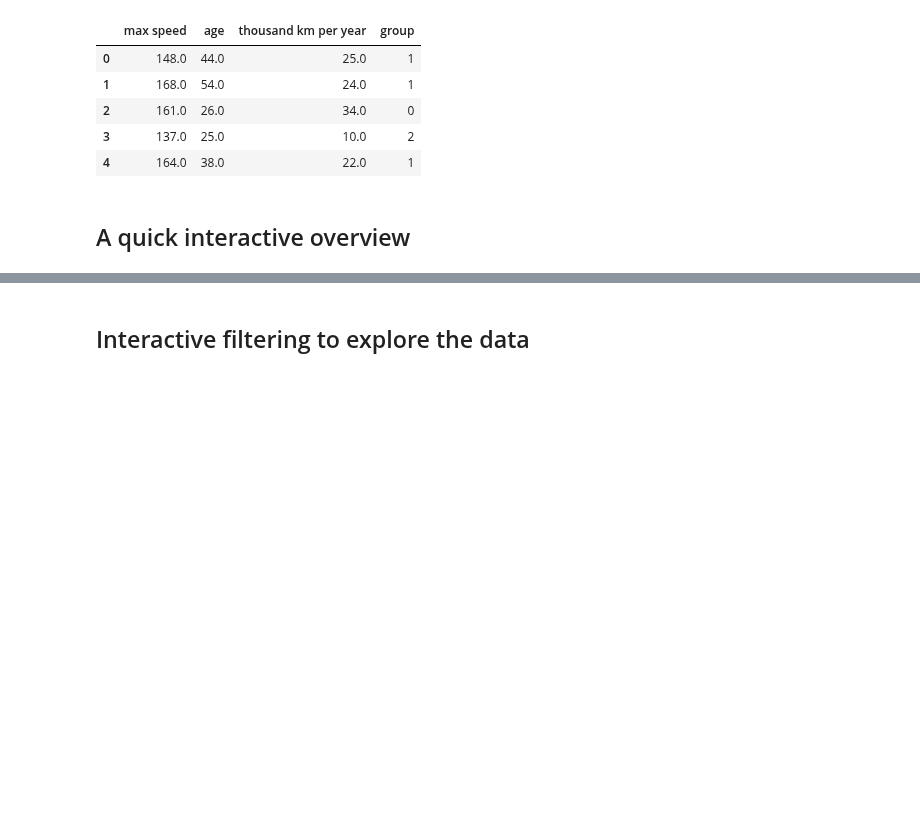
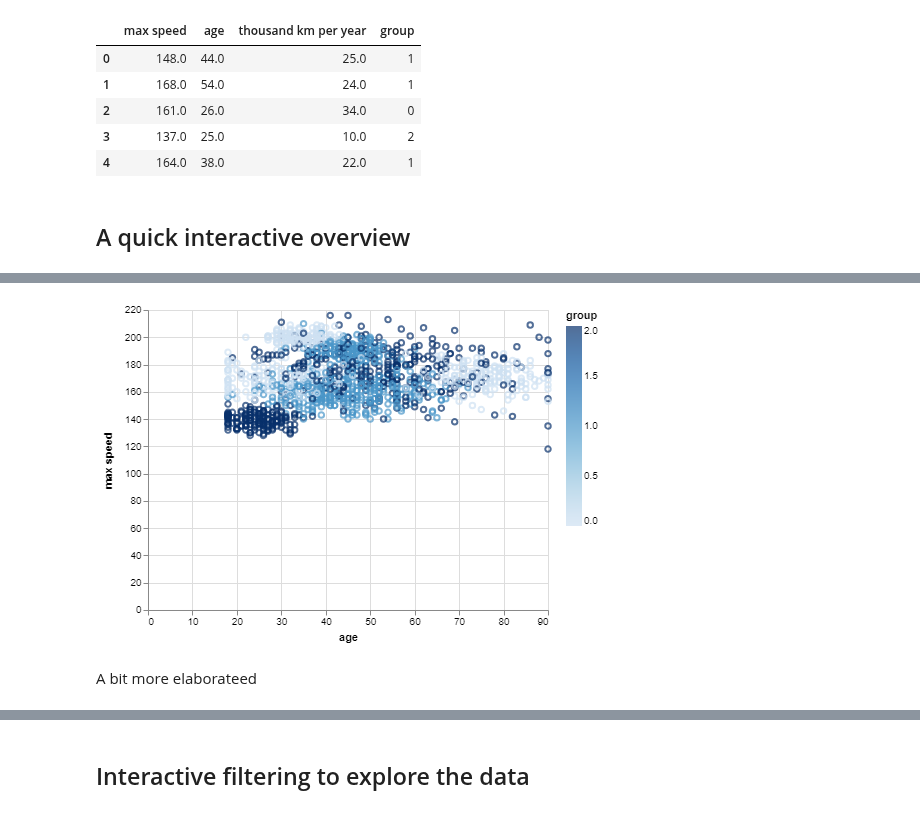
Before and after one commit to DJCordhose/ai, a Jupyter notebook: notebooks/altair-sandbox/car-insurance.ipynb, the cells around one changed output, grey strips where cells are left out. Drawn from its saved outputs; the diff is of its cells as text; code cells hidden in the pictures; blank space fills up the shorter version.

```diff
--- a/notebooks/altair-sandbox/car-insurance.ipynb
+++ b/notebooks/altair-sandbox/car-insurance.ipynb
@@ -44,3 +49,6 @@ customers.head()
 | 4 | 164.0 | 38.0 | 22.0 | 1 |
 # %% [markdown]
 ## A quick interactive overview
+# %%
+alt.Chart(customers).mark_point().encode(x='age', y='max speed', color='group')
+# %% [output]
@@ -47,3 +56,6 @@ customers.head()
+[figure, added]
+# %% [markdown]
+A bit more elaborateed
 # %%
 # https://altair-viz.github.io/user_guide/encoding.html
 # https://altair-viz.github.io/user_guide/customization.html
```
Also changed, not shown: parts of 7 cells of this notebook, 2 other files.
